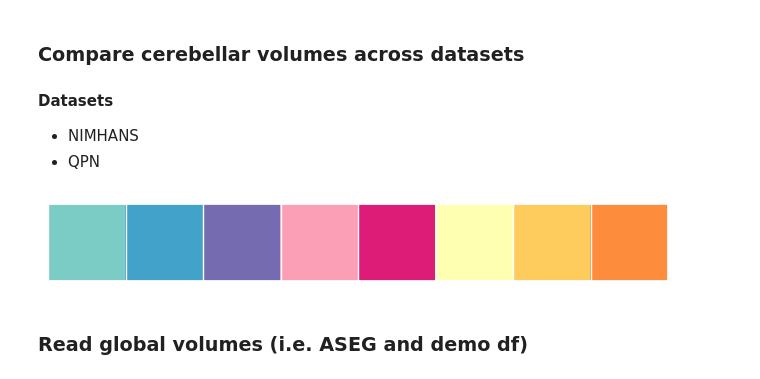
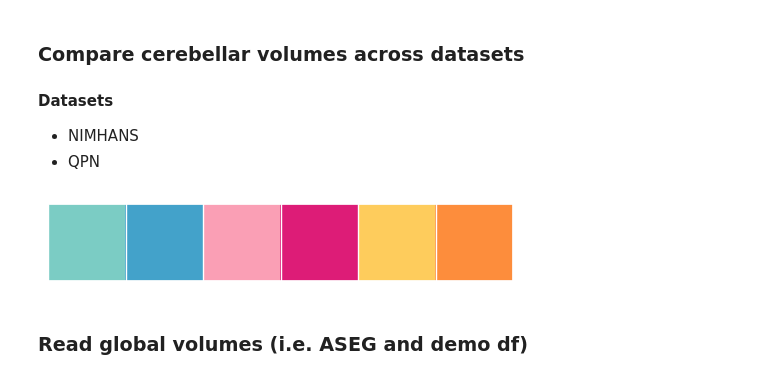
Before and after one commit to neurodatascience/mr_proc-nimhans_serb, a Jupyter notebook: analysis/cerebellum/notebooks/population_comparisons.ipynb, the cells around one changed output. Saved outputs shown, nothing was run; the diff lists cells and outputs as text; code cells hidden in the pictures.

```diff
--- a/analysis/cerebellum/notebooks/population_comparisons.ipynb
+++ b/analysis/cerebellum/notebooks/population_comparisons.ipynb
@@ -16,27 +16,31 @@ from nilearn import datasets, surface, plotting
 # %%
 from enum import Enum
 class my_colors(Enum):
     NIM_CONTROL = "#7bccc4"
     NIM_SERB_PD = "#43a2ca"
     NIM_METAL_PD = "#756bb1"
     QPN_CONTROL = "#fa9fb5"
     QPN_PD = "#dd1c77"
-    PPMI_CONTROL = "#ffffb2"
-    PPMI_PRODROMAL = "#fecc5c"
+    PPMI_CONTROL = "#fecc5c"
+    # PPMI_PRODROMAL = "#fecc5c"
     PPMI_PD = "#fd8d3c"
 
-color_list = [my_colors.NIM_CONTROL.value, my_colors.NIM_SERB_PD.value, my_colors.NIM_METAL_PD.value,
+# color_list = [my_colors.NIM_CONTROL.value, my_colors.NIM_SERB_PD.value, my_colors.NIM_METAL_PD.value,
+#               my_colors.QPN_CONTROL.value, my_colors.QPN_PD.value,
+#               my_colors.PPMI_CONTROL.value, my_colors.PPMI_PRODROMAL.value, my_colors.PPMI_PD.value]
+
+color_list = [my_colors.NIM_CONTROL.value, my_colors.NIM_SERB_PD.value,
               my_colors.QPN_CONTROL.value, my_colors.QPN_PD.value,
-              my_colors.PPMI_CONTROL.value, my_colors.PPMI_PRODROMAL.value, my_colors.PPMI_PD.value]
+              my_colors.PPMI_CONTROL.value, my_colors.PPMI_PD.value]
 
 palette = sns.color_palette(palette=color_list) #sns.husl_palette()
 
-hue_order = ["NIMHANS_SERB-control", "NIMHANS_SERB-PD", "NIMHANS_METAL-PD", "QPN-control", "QPN-PD"]
-            #  "PPMI-control", "PPMI-prodromal", "PPMI-PD"]
+hue_order = ["NIMHANS_SERB-control", "NIMHANS_SERB-PD", "NIMHANS_METAL-PD", "QPN-control", "QPN-PD",
+              "PPMI-control",  "PPMI-PD"] #"PPMI-prodromal",
 
 sns.palplot(palette)
 # %% [output]
-[figure, old version]
+[figure, new version]
 # %%
 projects_dir = f"/home/nikhil/projects/Parkinsons//neuro_arch/analysis"
 
```
Also changed, not shown: parts of 7 cells of this notebook, 1 other file.
